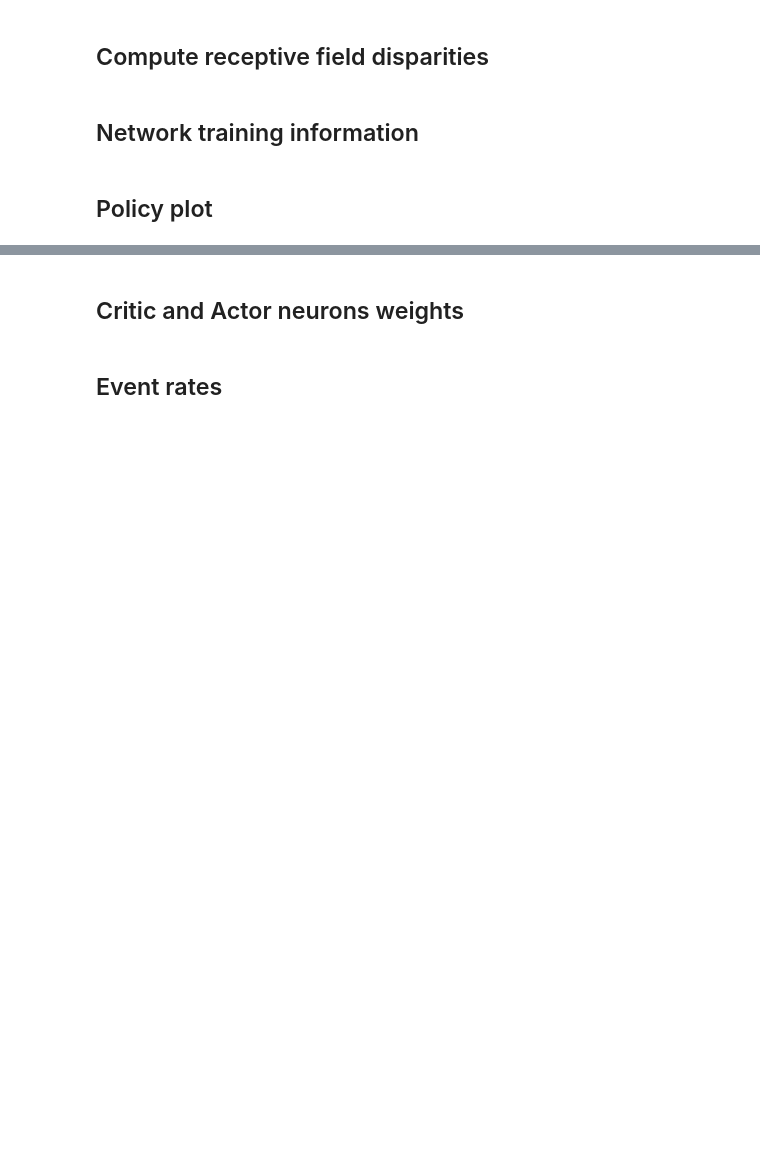
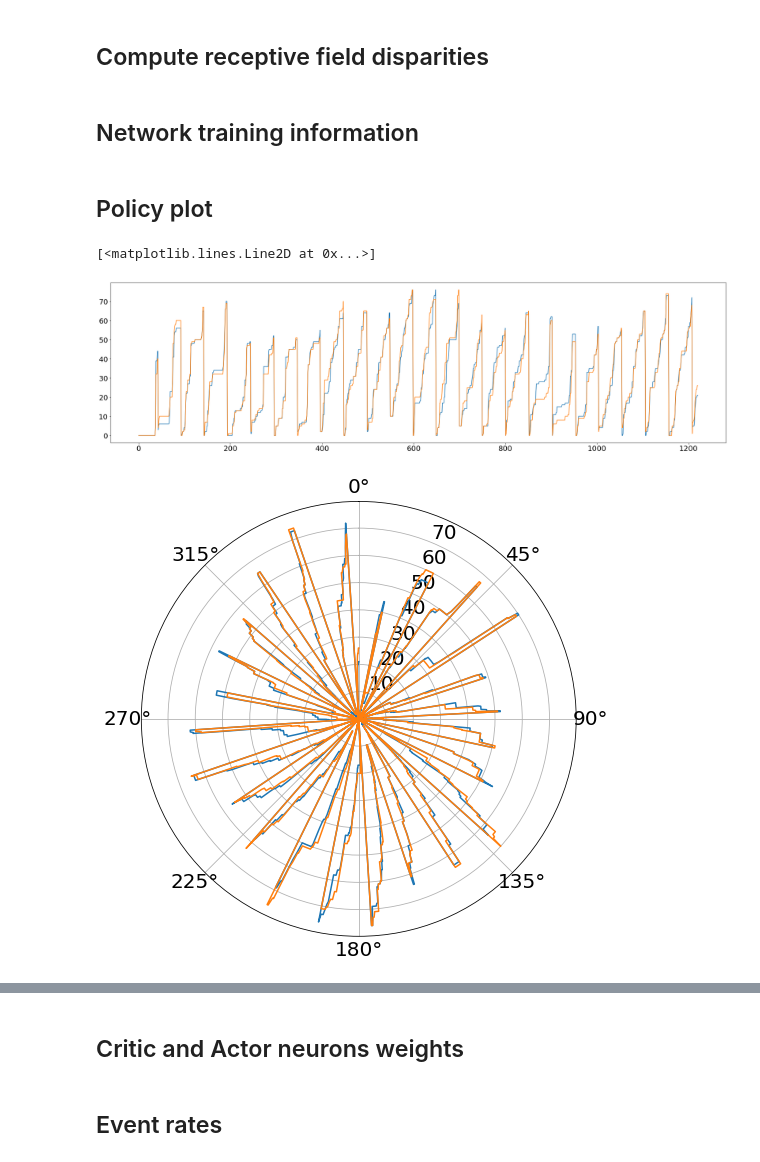
Before and after one commit to comsee-research/Neuvisys-analysis, a Jupyter notebook: Neuvisys.ipynb, the cells around one changed output, grey strips where cells are left out. Saved outputs shown, nothing was run; the diff lists cells and outputs as text; code cells hidden in the pictures; blank space fills up the shorter version.

```diff
--- a/Neuvisys.ipynb
+++ b/Neuvisys.ipynb
@@ -378,2 +334,23 @@ plt.show()
 # %% [markdown]
 ## Policy plot
+# %%
+action0 = np.array(spinet.state["learning_data"]["action_0"])
+action1 = np.array(spinet.state["learning_data"]["action_1"])
+
+action0 = action0
+action1 = action1
+
+plt.figure()
+plt.plot(action0)
+plt.plot(action1)
+
+theta = np.linspace(0, 2*np.pi, action0.size)
+fig, ax = plt.subplots(subplot_kw={'projection': 'polar'})
+ax.set_theta_zero_location("N")
+ax.set_theta_direction(-1)
+ax.plot(theta, action0)
+ax.plot(theta, action1)
+# %% [output]
+[<matplotlib.lines.Line2D at 0x...>]
+[figure, added]
+[figure, added]
```
Also changed, not shown: parts of 7 cells of this notebook.
